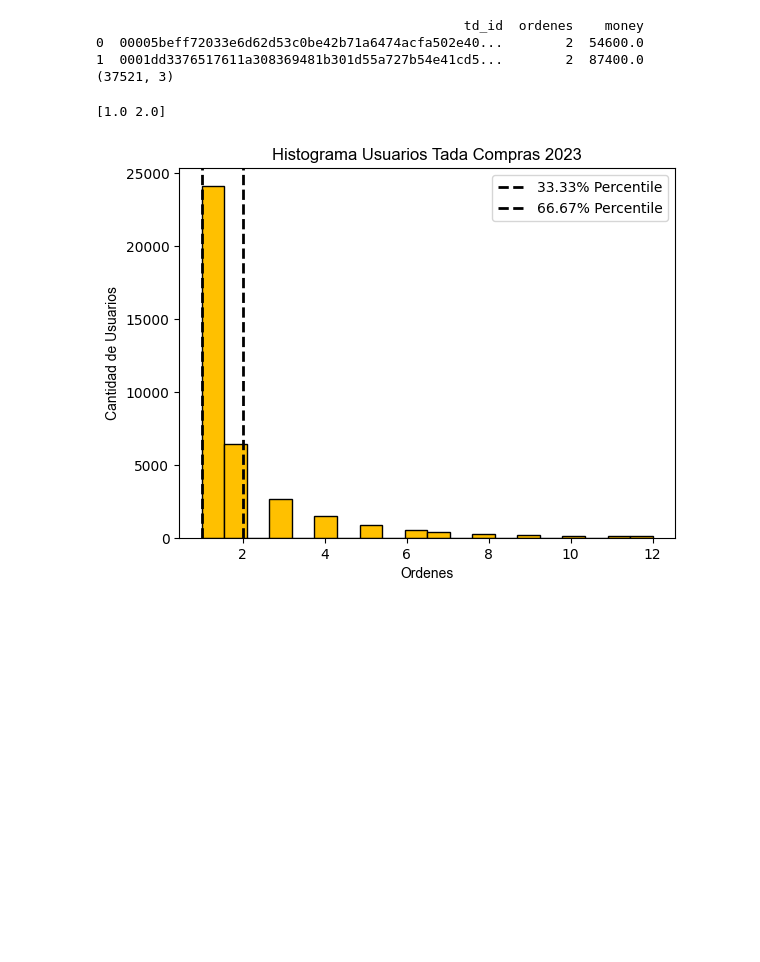
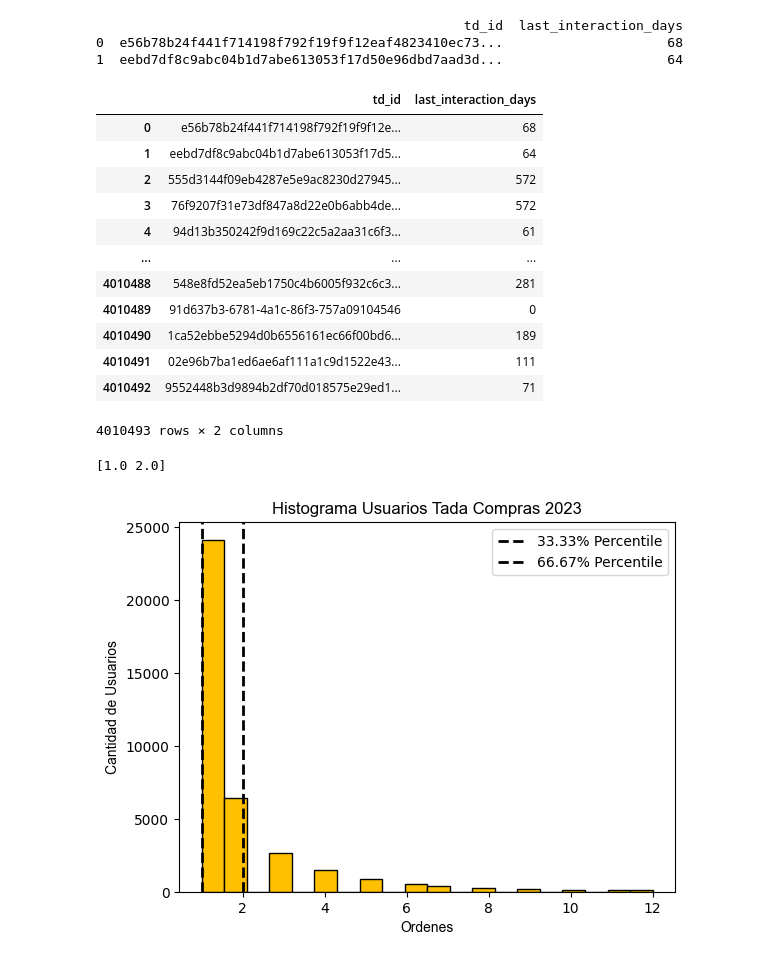
Before and after one commit to ju4nsepulveda/brand_lovers, a Jupyter notebook: nb/histogramas.ipynb, the cells around one changed output. Saved outputs shown, nothing was run; the diff lists cells and outputs as text; code cells hidden in the pictures; blank space fills up the shorter version.

Commit message:
definir funciones

```diff
--- a/nb/histogramas.ipynb
+++ b/nb/histogramas.ipynb
@@ -1,4 +1,7 @@
 # %%
+# packs
+import os
+import fnmatch
 import numpy as np
 import pandas as pd
 from google.cloud import bigquery
@@ -6,25 +9,47 @@ import seaborn as sns
 import matplotlib.pyplot as plt
 from matplotlib import font_manager
 
-def consulta_desde_archivo(sql):
-    # Lee el contenido del archivo SQL
-    with open(sql, "r") as file:
-        sql = file.read()
+#funciones
+def consulta_archivo(patron, ruta='../querys'):
+    # Encuentra el archivo SQL utilizando el patrón
+    nombre_archivo_sql = encontrar_sql(patron, ruta)
 
-    # Ejecuta la consulta y convierte los resultados a un DataFrame de pandas
-    cliente = bigquery.Client()
-    df_resultado = cliente.query(sql).to_dataframe()
-    print(df_resultado.head(2))
-    print(df_resultado.shape)
-    return df_resultado
+    if nombre_archivo_sql:
+        # Construye la ruta completa al archivo SQL
+        ruta_completa_sql = os.path.join(ruta, nombre_archivo_sql)
 
-# Llama a la función con el nombre de tu archivo SQL
-df=consulta_desde_archivo("corona_tada.sql")
+        # Lee el contenido del archivo SQL
+        with open(ruta_completa_sql, "r") as file:
+            sql = file.read()
+
+        # Ejecuta la consulta y convierte los resultados a un DataFrame de pandas
+        cliente = bigquery.Client()
+        df_resultado = cliente.query(sql).to_dataframe()
+        print(df_resultado.head(2))
+        return df_resultado
+    else:
+        print('No se encontró el archivo SQL.')
+        return None
-# %% [output]
-                                               td_id  ordenes    money
-0  00005beff72033e6d62d53c0be42b71a6474acfa502e40...        2  54600.0
-1  0001dd3376517611a308369481b301d55a727b54e41cd5...        2  87400.0
-(37521, 3)
+# %%
+# Llama a la función con el nombre de tu archivo SQL
+consulta_archivo('mega')
+# %% [output]
+                                               td_id  last_interaction_days
+0  e56b78b24f441f714198f792f19f9f12eaf4823410ec73...                     68
+1  eebd7df8c9abc04b1d7abe613053f17d50e96dbd7aad3d...                     64
+|  | td_id | last_interaction_days |
+| 0 | e56b78b24f441f714198f792f19f9f12e... | 68 |
+| 1 | eebd7df8c9abc04b1d7abe613053f17d5... | 64 |
+| 2 | 555d3144f09eb4287e5e9ac8230d27945... | 572 |
+| 3 | 76f9207f31e73df847a8d22e0b6abb4de... | 572 |
+| 4 | 94d13b350242f9d169c22c5a2aa31c6f3... | 61 |
+| ... | ... | ... |
+| 4010488 | 548e8fd52ea5eb1750c4b6005f932c6c3... | 281 |
+| 4010489 | 91d637b3-6781-4a1c-86f3-757a09104546 | 0 |
+| 4010490 | 1ca52ebbe5294d0b6556161ec66f00bd6... | 189 |
+| 4010491 | 02e96b7ba1ed6ae6af111a1c9d1522e43... | 111 |
+| 4010492 | 9552448b3d9894b2df70d018575e29ed1... | 71 |
+4010493 rows × 2 columns
 # %%
 # Calcula el histograma
 # Calcula el percentil 99
```
Also changed, not shown: 2 other files.
